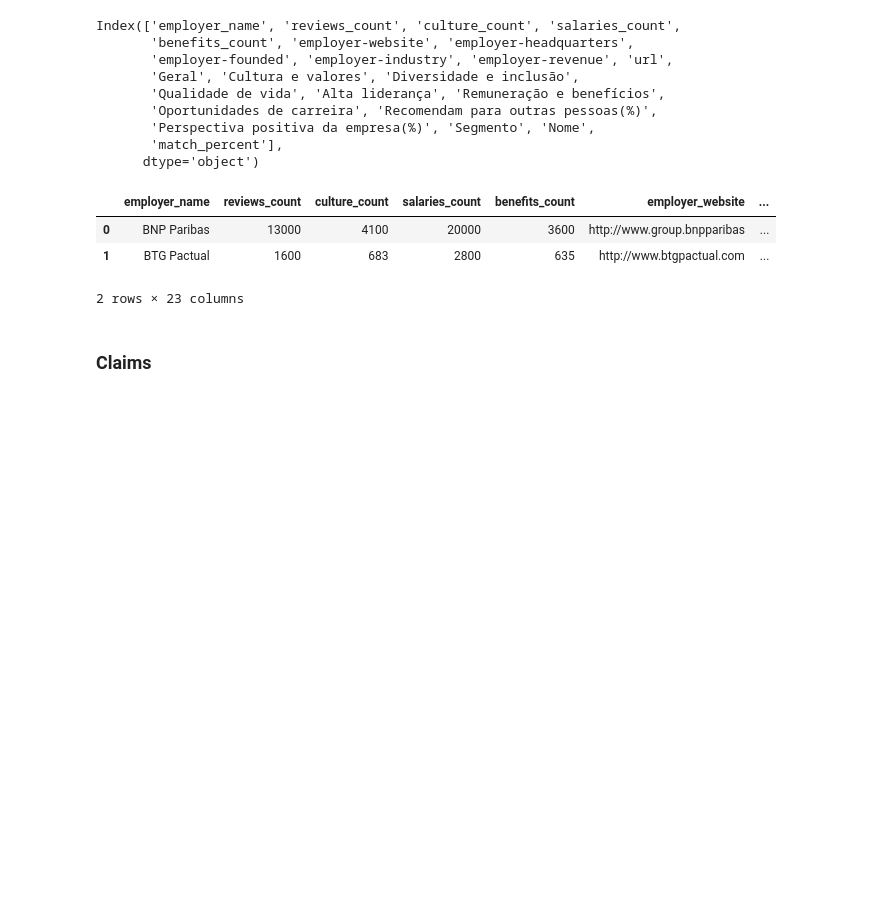
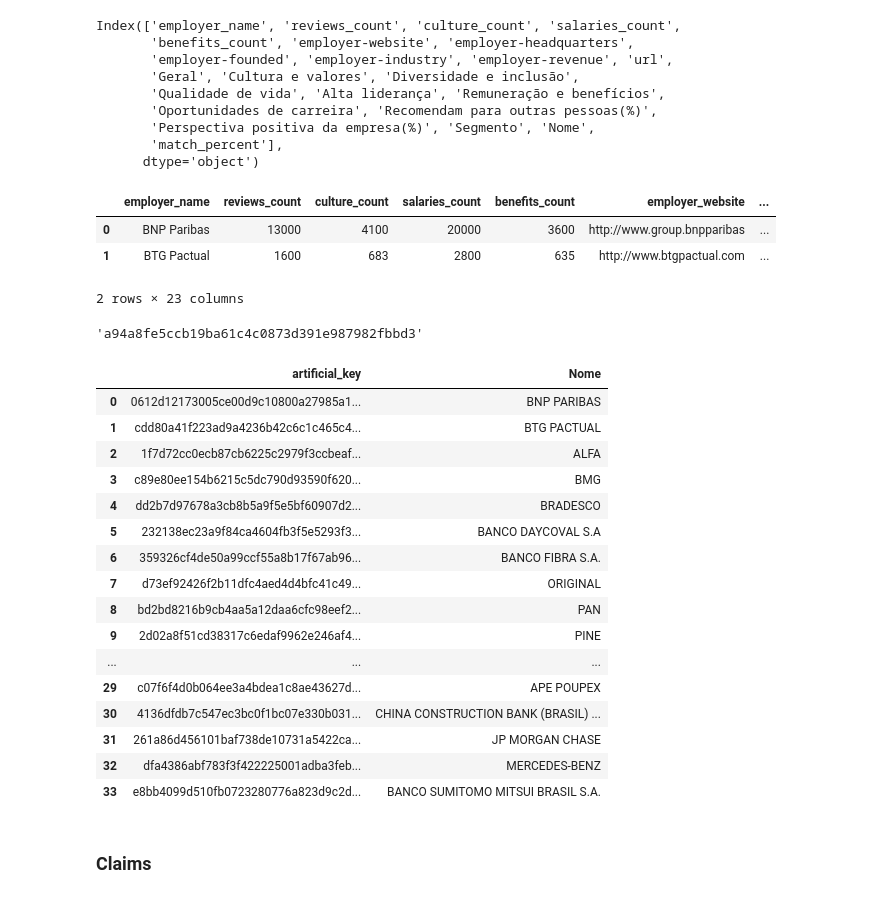
Before and after one commit to Squinelato/eEDB-011-2024-3, a Jupyter notebook: Atividade 02/etl.ipynb, the cells around one changed output. Saved outputs shown, nothing was run; the diff lists cells and outputs as text; code cells hidden in the pictures; blank space fills up the shorter version.

Commit message:
feat: creating artificial key for employees table

```diff
--- a/Atividade 02/etl.ipynb
+++ b/Atividade 02/etl.ipynb
@@ -183,3 +185,31 @@ employees.head(2)
+# %%
+sha1("test".encode('utf-8')).hexdigest()
+# %% [output]
+'a94a8fe5ccb19ba61c4c0873d391e987982fbbd3'
+# %%
+employees['artificial_key'] = employees['Nome'].str.lower()
+employees['artificial_key'] = employees['artificial_key'].str.replace(" ", "")
+employees['artificial_key'] = employees['artificial_key'].map(lambda x: sha1(x.encode('utf-8')).hexdigest())
+
+employees.loc[:, ['artificial_key', 'Nome'] ]
+# %% [output]
+|  | artificial_key | Nome |
+| 0 | 0612d12173005ce00d9c10800a27985a1... | BNP PARIBAS |
+| 1 | cdd80a41f223ad9a4236b42c6c1c465c4... | BTG PACTUAL |
+| 2 | 1f7d72cc0ecb87cb6225c2979f3ccbeaf... | ALFA |
+| 3 | c89e80ee154b6215c5dc790d93590f620... | BMG |
+| 4 | dd2b7d97678a3cb8b5a9f5e5bf60907d2... | BRADESCO |
+| 5 | 232138ec23a9f84ca4604fb3f5e5293f3... | BANCO DAYCOVAL S.A |
+| 6 | 359326cf4de50a99ccf55a8b17f67ab96... | BANCO FIBRA S.A. |
+| 7 | d73ef92426f2b11dfc4aed4d4bfc41c49... | ORIGINAL |
+| 8 | bd2bd8216b9cb4aa5a12daa6cfc98eef2... | PAN |
+| 9 | 2d02a8f51cd38317c6edaf9962e246af4... | PINE |
+| ... | ... | ... |
+| 29 | c07f6f4d0b064ee3a4bdea1c8ae43627d... | APE POUPEX |
+| 30 | 4136dfdb7c547ec3bc0f1bc07e330b031... | CHINA CONSTRUCTION BANK (BRASIL) ... |
+| 31 | 261a86d456101baf738de10731a5422ca... | JP MORGAN CHASE |
+| 32 | dfa4386abf783f3f422225001adba3feb... | MERCEDES-BENZ |
+| 33 | e8bb4099d510fb0723280776a823d9c2d... | BANCO SUMITOMO MITSUI BRASIL S.A. |
 # %% [markdown]
 ### Claims
 # %%
```
Also changed, not shown: parts of 1 cell of this notebook.
